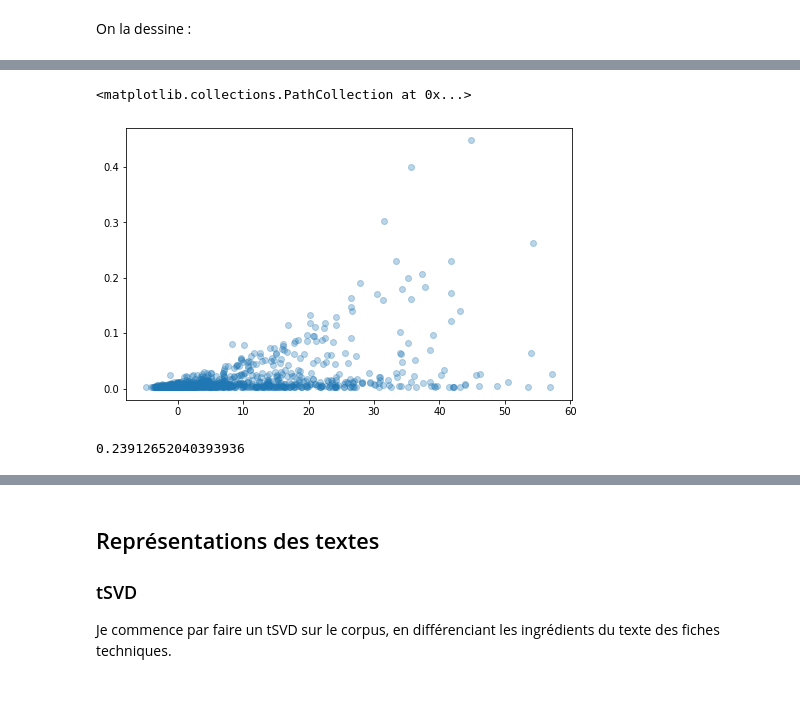
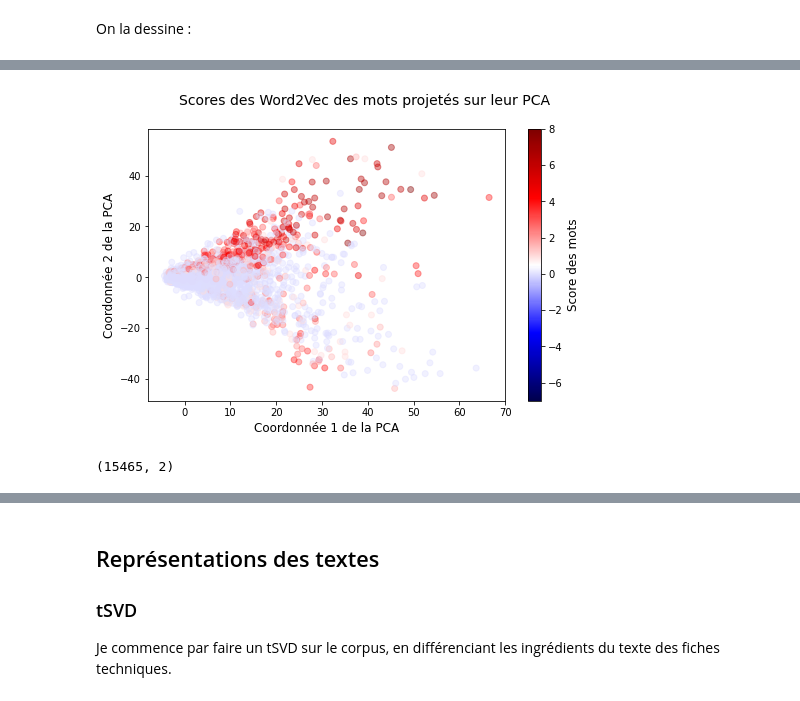
Before and after one commit to UltraDiuve/PIM-Recognizer, a Jupyter notebook: report/notebooks/Text_analysis.ipynb, the cells around one changed output, grey strips where cells are left out. Drawn from its saved outputs; the diff is of its cells as text; code cells hidden in the pictures.

```diff
--- a/report/notebooks/Text_analysis.ipynb
+++ b/report/notebooks/Text_analysis.ipynb
@@ -462,5 +473,5 @@ array([[-10.952987  ,   9.9488    ,  10.231814  , ...,   1.5941622 ,
 # %%
-PCA_model = PCA(n_components=10).fit(scaled_words_embeddings)
+PCA_model = PCA(n_components=10)
 PCA_words_embeddings = PCA_model.fit_transform(scaled_words_embeddings)
 print(PCA_words_embeddings.shape)
 # %% [output]
@@ -523,15 +489,25 @@ ax.scatter(x=PCA_words_embeddings[idx, 0],
-# %%
-fig, ax = plt.subplots(figsize=(8, 5))
-ax.scatter(x=PCA_words_embeddings[idx, 0],
-           y=(corpus_doc_freq_ingred)[idx],
-           alpha=0.3,
-           #cmap=plt.get_cmap('plasma'),
-           #c=np.log10(corpus_doc_freq_ingred + 1)[idx],
-          )
-# %% [output]
-<matplotlib.collections.PathCollection at 0x...>
-[figure, removed]
-# %%
-linregress(x=PCA_words_embeddings[idx, 0], y=(corpus_doc_freq_ingred)[idx]).rvalue ** 2
-# %% [output]
-0.23912652040393936
+# %%
+fig, ax = plt.subplots(figsize=(8, 5))
+scat = ax.scatter(x=PCA_words_embeddings[:, 0],
+                  y=PCA_words_embeddings[:, 1],
+                  alpha=0.4,
+                  cmap='seismic',
+                  vmin=-7,
+                  vmax=8,
+                  c=np.log2(500 * corpus_doc_freq_ingred + 1),
+                 )
+ScalMappable = cm.ScalarMappable(norm=Normalize(vmin=-7, vmax=8, clip=True), cmap = 'seismic')
+cb = fig.colorbar(ScalMappable, ax=ax)
+fig.axes[1].set_ylabel('Score des mots', fontsize=12)
+fig.axes[0].set_xlabel('Coordonnée 1 de la PCA', fontsize=12)
+fig.axes[0].set_ylabel('Coordonnée 2 de la PCA', fontsize=12)
+fig.suptitle('Scores des Word2Vec des mots projetés sur leur PCA', fontsize=14)
+fig.savefig(Path('..') / 'img' / 'word2vec_PCA.png', bbox_inches='tight')
+# %% [output]
+[figure, added]
+# %%
+isomap_model = Isomap(n_neighbors=5, n_components=2, n_jobs=8)
+isomap_words_embeddings = isomap_model.fit_transform(scaled_words_embeddings)
+print(isomap_words_embeddings.shape)
+# %% [output]
+(15465, 2)
```
Also changed, not shown: parts of 22 cells of this notebook, 3 other files.
